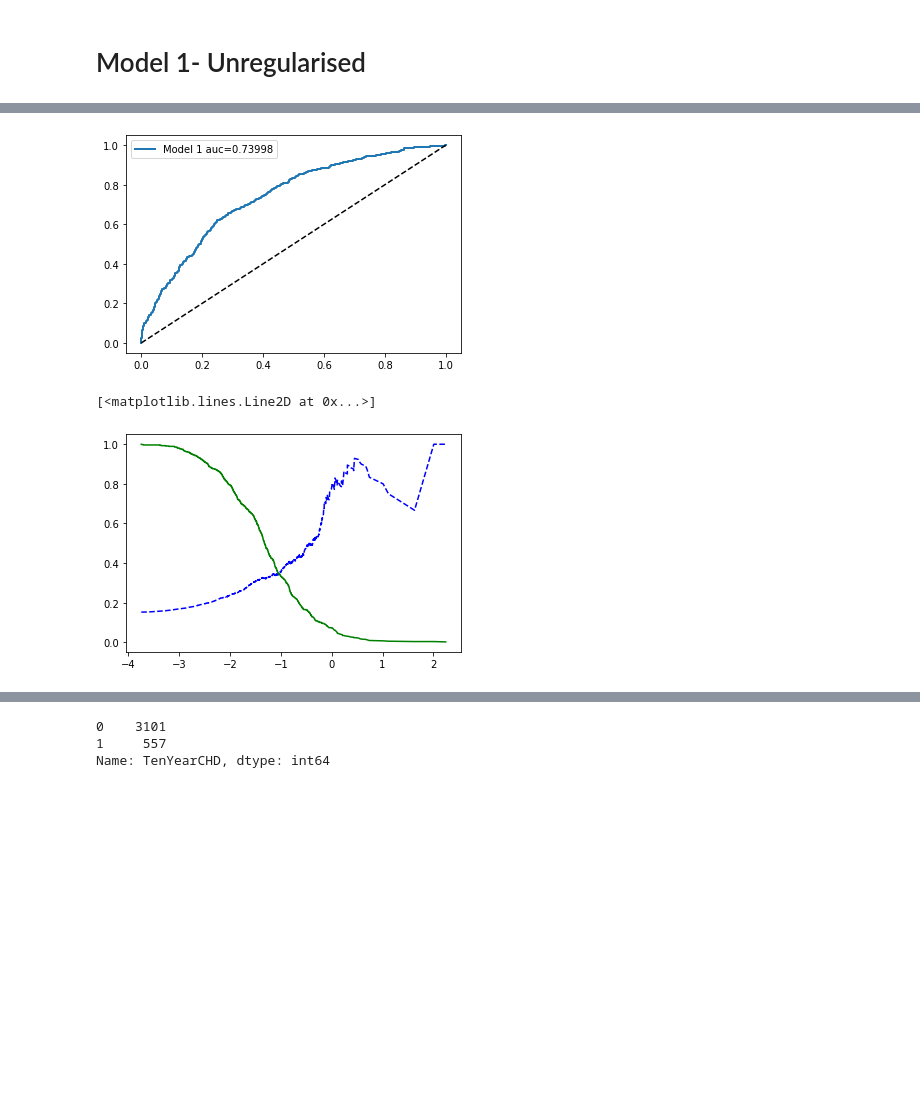
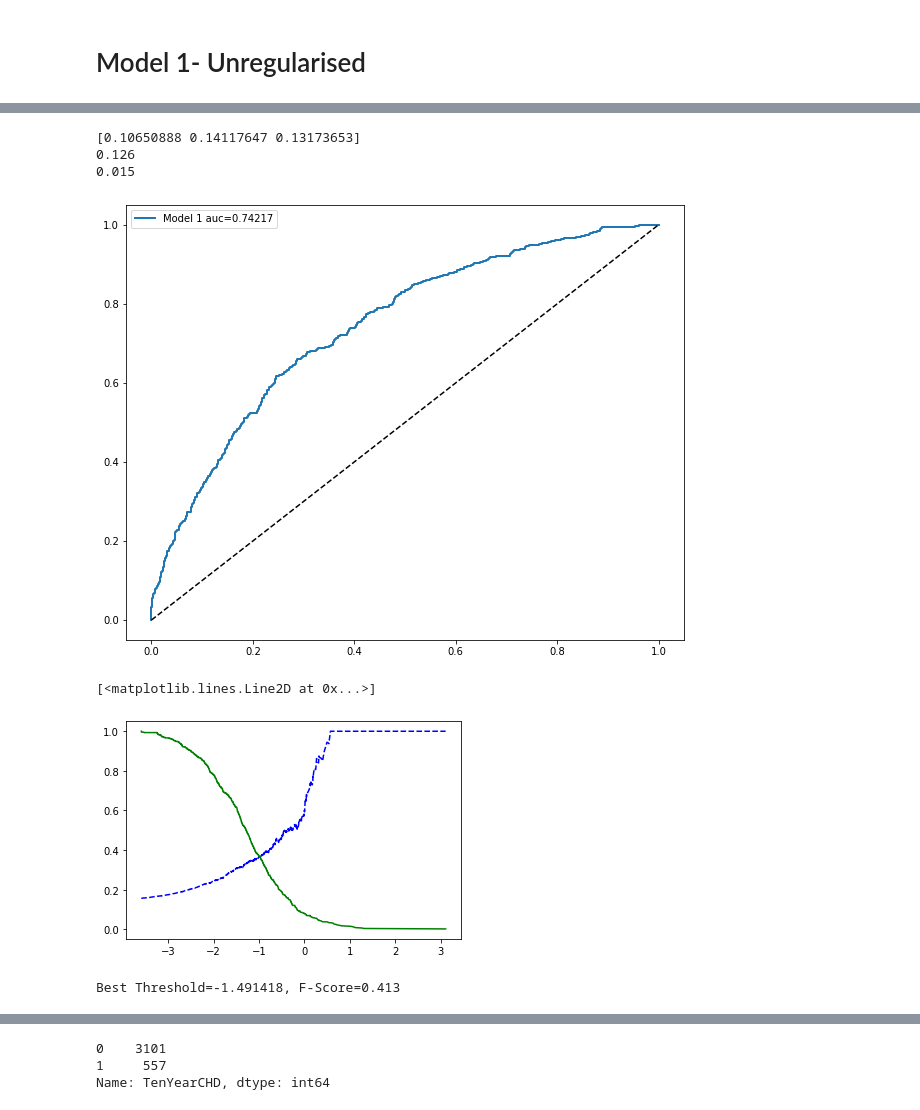
Before and after one commit to rohankavari/MachineLearning, a Jupyter notebook: Logistic_Regression_imbalanced.ipynb, the cells around one changed output, grey strips where cells are left out. Drawn from its saved outputs; the diff is of its cells as text; code cells hidden in the pictures; blank space fills up the shorter version.

```diff
--- a/Logistic_Regression_imbalanced.ipynb
+++ b/Logistic_Regression_imbalanced.ipynb
@@ -148,3 +157,5 @@ same dist,no use
 # %%
 y=df.iloc[:,15:16].values.ravel()
 x=df.iloc[:,0:15]
+from sklearn.model_selection import train_test_split
+x_train, x_test, y_train, y_test = train_test_split(x, y, test_size=0.2, random_state=42,stratify=y)
@@ -151,6 +164,6 @@ x=df.iloc[:,0:15]
 # %% [markdown]
 # Model 1- Unregularised
 # %%
-model=LogisticRegression(penalty='none',solver="newton-cg")
-model.fit(x,y)
-y_pred=model.predict(df.iloc[:,0:15])
+model1=LogisticRegression(penalty='none',solver="newton-cg")
+model1.fit(x_train,y_train)
+y_pred=model1.predict(x_train)
@@ -174,14 +187,32 @@ Name: TenYearCHD, dtype: int64
+# %%
+from sklearn.model_selection import cross_val_score
+print(cross_val_score(model1, x_train, y_train, cv=3,scoring='f1'))
+print(np.round(np.mean(cross_val_score(model1, x_train, y_train, cv=3,scoring='f1')),3))
+print(np.round(np.std(cross_val_score(model1, x_train, y_train, cv=3,scoring='f1')),3))
+# %% [output]
+[0.10650888 0.14117647 0.13173653]
+0.126
+0.015
 # %%
-scores=model.decision_function(df.iloc[:,0:15])
-fpr, tpr, thresholds = roc_curve(y, scores)
+scores=model1.decision_function(x_train)
+fpr, tpr, thresholds = roc_curve(y_train, scores)
 area=str(np.round(auc(fpr,tpr),5))
+plt.figure(figsize = (10,8))
 plot_roc_curve(fpr,tpr,"Model 1"+" auc="+area)
 # %% [output]
-[figure, old version]
+[figure, new version]
 # %%
-precisions, recalls, thresholds = metrics.precision_recall_curve(y, scores)
+precisions, recalls, thresholds = metrics.precision_recall_curve(y_train, scores)
 plt.plot(thresholds, precisions[:-1], "b--", label="Precision")
 plt.plot(thresholds, recalls[:-1], "g-", label="Recall")
 # %% [output]
 [<matplotlib.lines.Line2D at 0x...>]
-[figure, old version]
+[figure, new version]
+# %%
+# convert to f score
+fscore = (2 * precisions * recalls) / (precisions + recalls)
+# locate the index of the largest f score
+ix = np.argmax(fscore)
+print('Best Threshold=%f, F-Score=%.3f' % (thresholds[ix], fscore[ix]))
+# %% [output]
+Best Threshold=-1.491418, F-Score=0.413
```
Also changed, not shown: parts of 62 cells of this notebook.
